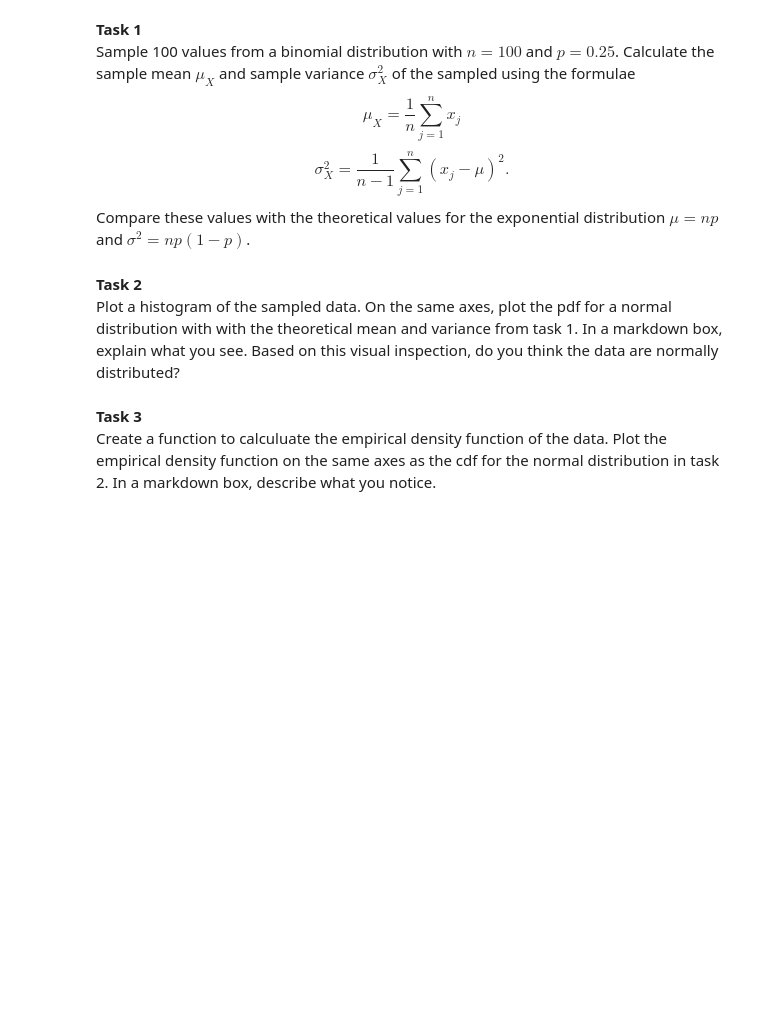
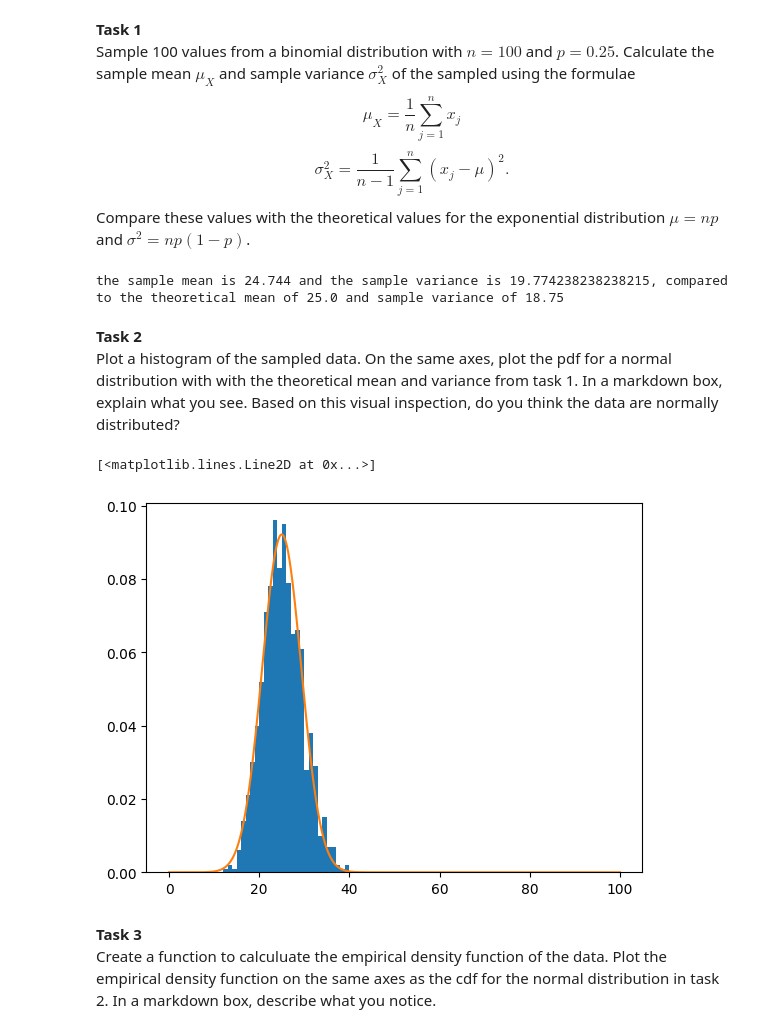
Before and after one commit to Tyler-Meadows/Tyler-Meadows.github.io, a Jupyter notebook: MTHE224/labs/Lab_6_template.ipynb, the cells around one changed output. Drawn from its saved outputs; the diff is of its cells as text; code cells hidden in the pictures; blank space fills up the shorter version.

```diff
--- a/MTHE224/labs/Lab_6_template.ipynb
+++ b/MTHE224/labs/Lab_6_template.ipynb
@@ -9,9 +9,41 @@ Calculate the sample mean $\mu_X$ and sample variance $\sigma_X^2$ of the sample
 $$\mu_X =\frac{1}{n} \sum_{j=1}^{n} x_j$$
 $$\sigma_X^2 = \frac{1}{n-1}\sum_{j=1}^{n} (x_j-\mu )^2. $$
 Compare these values with the theoretical values for the exponential distribution $\mu = np$ and $\sigma^2 = np(1-p)$.
+# %%
+import numpy as np
+from matplotlib import pyplot as plt
+
+def sample_mean(data):
+    n = len(data)
+    return 1/n *sum(data)
+
+def sample_variance(data):
+    mu = sample_mean(data)
+    n = len(data)
+    return 1/(n-1)*sum((data-mu)**2)
+
+samples = np.random.binomial(100,0.25,1000)
+mux=sample_mean(samples)
+sigx=sample_variance(samples)
+mu = 100*0.25
+sig =100*0.25*0.75
+
+print(f"the sample mean is {mux} and the sample variance is {sigx}, compared to the theoretical mean of {mu} and sample variance of {sig}")
+# %% [output]
+the sample mean is 24.744 and the sample variance is 19.774238238238215, compared to the theoretical mean of 25.0 and sample variance of 18.75
 # %% [markdown]
 <b>Task 2</b><br>
 Plot a histogram of the sampled data. On the same axes, plot the pdf for a normal distribution with with the theoretical mean and variance from task 1. In a markdown box, explain what you see. Based on this visual inspection, do you think the data are normally distributed?
+# %%
+import scipy as sp
+
+plt.hist(samples, bins=range(101), density =True);
+xvals = np.linspace(0,100,5000)
+yvals = [sp.stats.norm.pdf(x,mu,np.sqrt(sig)) for x in xvals]
+plt.plot(xvals,yvals)
+# %% [output]
+[<matplotlib.lines.Line2D at 0x...>]
+[figure, added]
 # %% [markdown]
 <b>Task 3</b><br>
 Create a function to calculuate the empirical density function of the data. Plot the empirical density function on the same axes as the cdf for the normal distribution in task 2. In a markdown box, describe what you notice.
```
Also changed, not shown: parts of 4 cells of this notebook, 27 other files.
